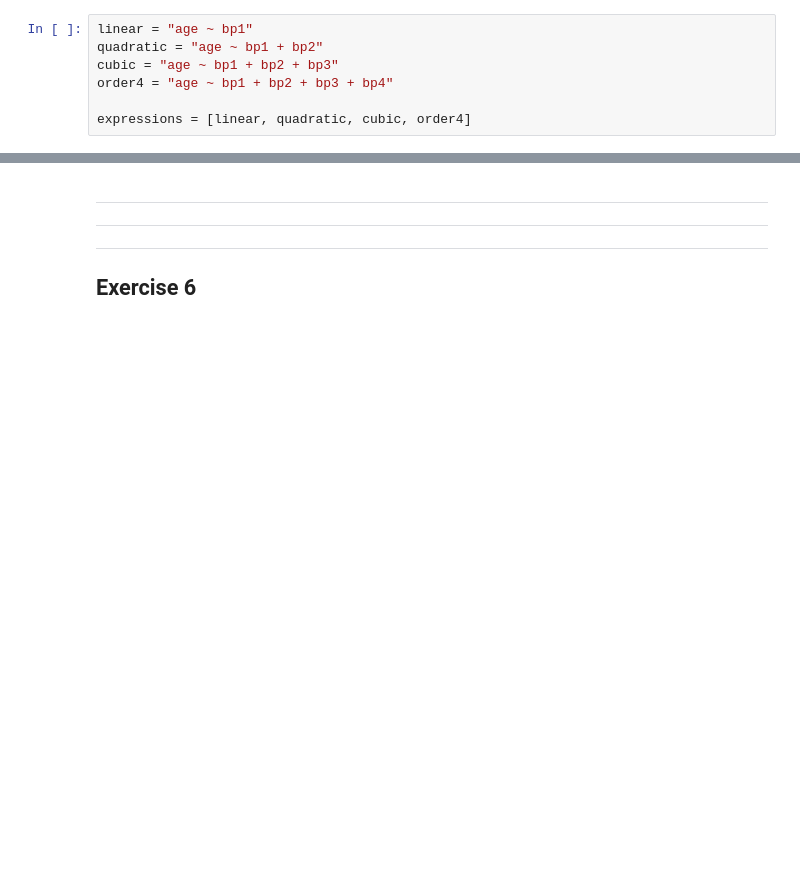
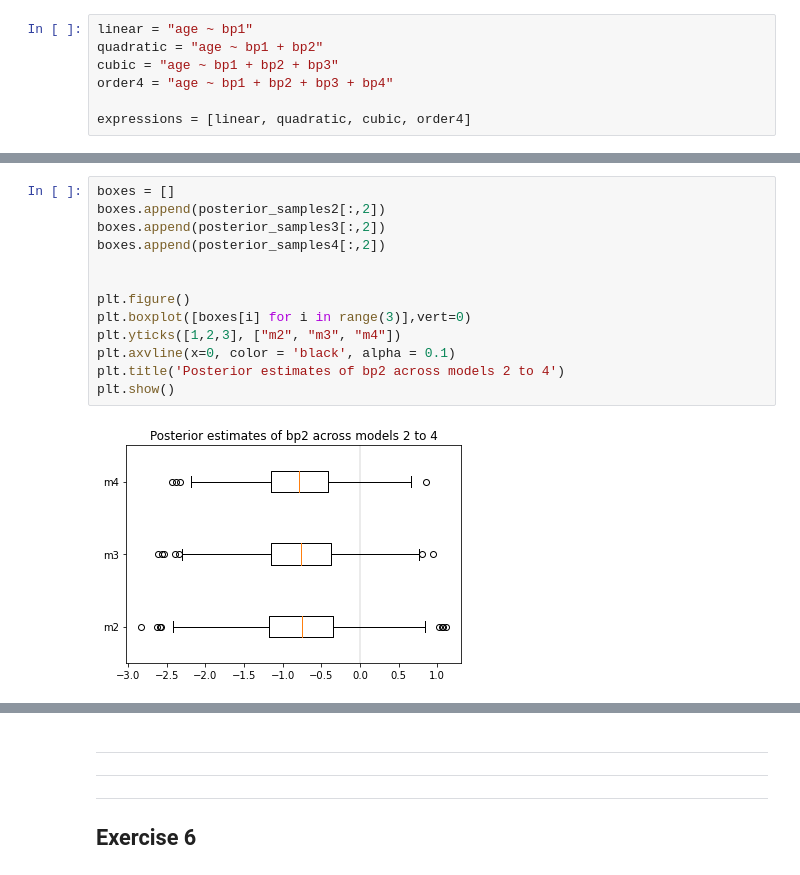
Before and after one commit to qlero/UCA_MSc-DS2, a Jupyter notebook: bayesian_learning/assignments/assignment_2/assignments_2.ipynb, the cells around one changed output, grey strips where cells are left out. Cells and saved outputs as stored; diff of their text form; blank space fills up the shorter version.

```diff
--- a/bayesian_learning/assignments/assignment_2/assignments_2.ipynb
+++ b/bayesian_learning/assignments/assignment_2/assignments_2.ipynb
@@ -1337,0 +1506,15 @@ print(se_model1)
+# %%
+boxes = []
+boxes.append(posterior_samples2[:,2])
+boxes.append(posterior_samples3[:,2])
+boxes.append(posterior_samples4[:,2])
+
+
+plt.figure()
+plt.boxplot([boxes[i] for i in range(3)],vert=0)
+plt.yticks([1,2,3], ["m2", "m3", "m4"])
+plt.axvline(x=0, color = 'black', alpha = 0.1)
+plt.title('Posterior estimates of bp2 across models 2 to 4')
+plt.show()
+# %% [output]
+[figure, added]
```
Also changed, not shown: parts of 33 cells of this notebook, 1 other file.
